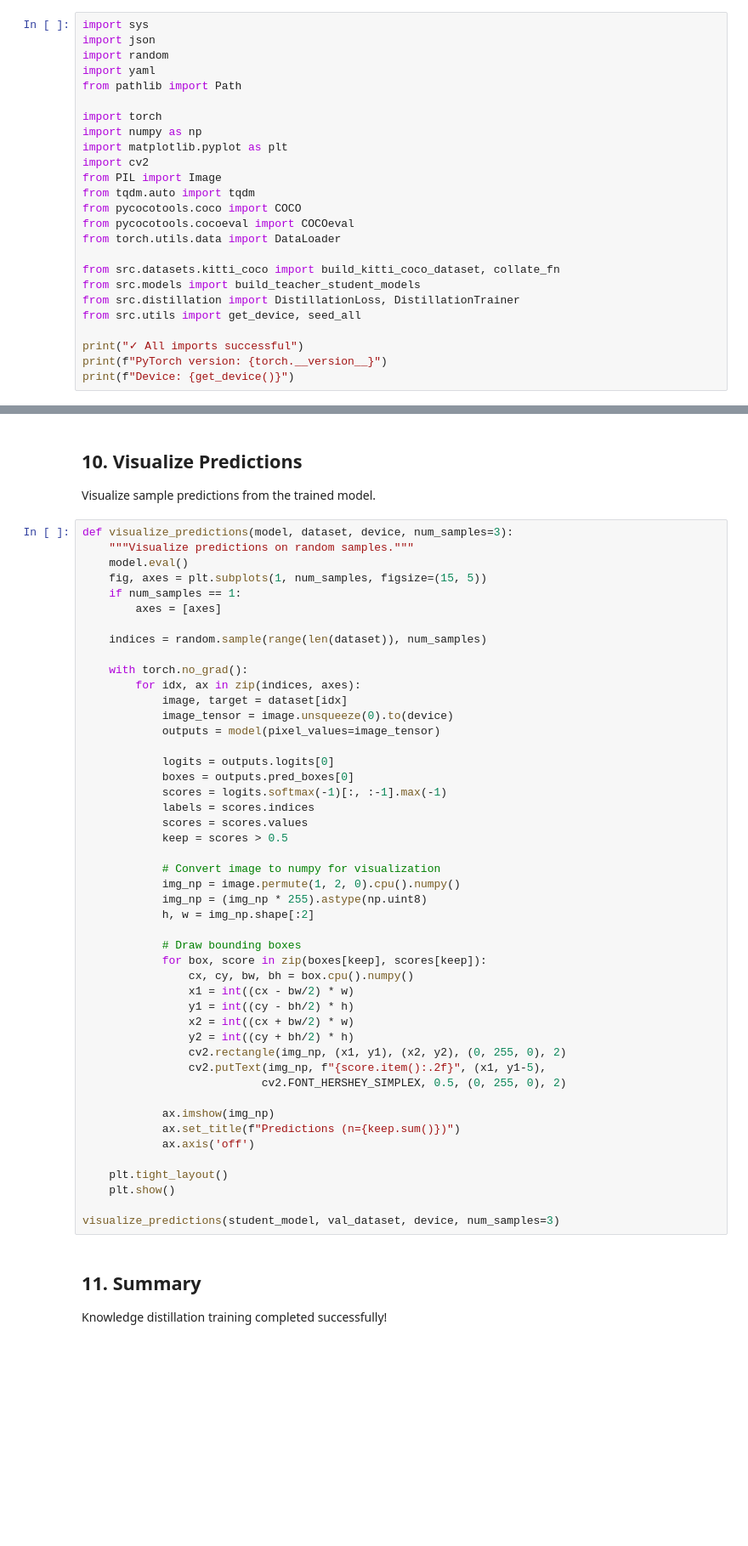
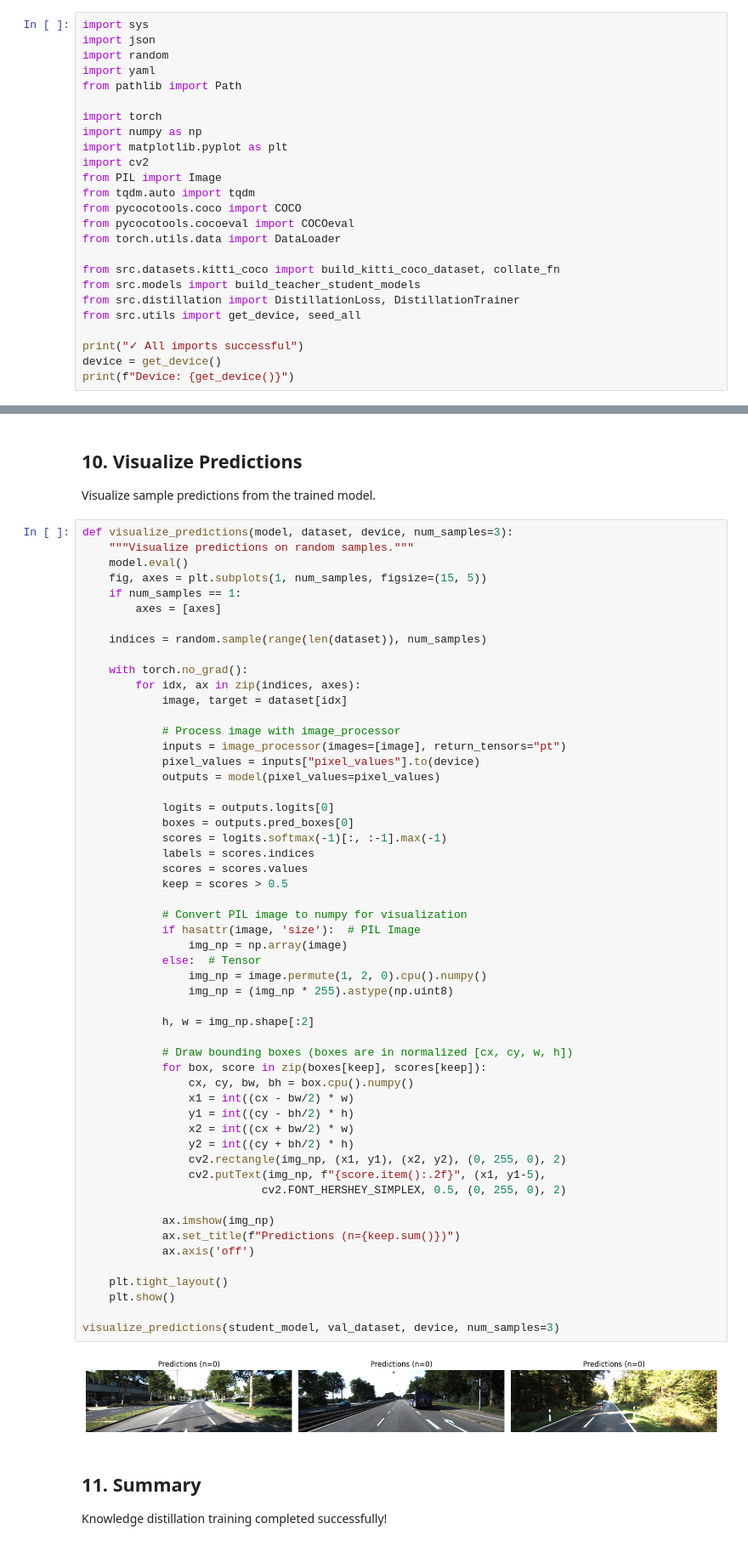
Before and after one commit to HenryNVP/object-detection, a Jupyter notebook: notebooks/distillation.ipynb, the cells around one changed output, grey strips where cells are left out. Shown at 85% size. Drawn from its saved outputs; the diff is of its cells as text; blank space fills up the shorter version.

```diff
--- a/notebooks/distillation.ipynb
+++ b/notebooks/distillation.ipynb
@@ -62,7 +62,7 @@ from src.distillation import DistillationLoss, DistillationTrainer
 from src.utils import get_device, seed_all
 
 print("✓ All imports successful")
-print(f"PyTorch version: {torch.__version__}")
+device = get_device()
 print(f"Device: {get_device()}")
 # %% [output]
 ✓ All imports successful
@@ -307,40 +464,49 @@ def visualize_predictions(model, dataset, device, num_samples=3):
     with torch.no_grad():
         for idx, ax in zip(indices, axes):
             image, target = dataset[idx]
-            image_tensor = image.unsqueeze(0).to(device)
-            outputs = model(pixel_values=image_tensor)
+
+            # Process image with image_processor
+            inputs = image_processor(images=[image], return_tensors="pt")
+            pixel_values = inputs["pixel_values"].to(device)
+            outputs = model(pixel_values=pixel_values)
 
             logits = outputs.logits[0]
             boxes = outputs.pred_boxes[0]
             scores = logits.softmax(-1)[:, :-1].max(-1)
             labels = scores.indices
             scores = scores.values
             keep = scores > 0.5
 
-            # Convert image to numpy for visualization
-            img_np = image.permute(1, 2, 0).cpu().numpy()
-            img_np = (img_np * 255).astype(np.uint8)
+            # Convert PIL image to numpy for visualization
+            if hasattr(image, 'size'):  # PIL Image
+                img_np = np.array(image)
+            else:  # Tensor
+                img_np = image.permute(1, 2, 0).cpu().numpy()
+                img_np = (img_np * 255).astype(np.uint8)
+
             h, w = img_np.shape[:2]
 
-            # Draw bounding boxes
+            # Draw bounding boxes (boxes are in normalized [cx, cy, w, h])
             for box, score in zip(boxes[keep], scores[keep]):
                 cx, cy, bw, bh = box.cpu().numpy()
                 x1 = int((cx - bw/2) * w)
                 y1 = int((cy - bh/2) * h)
                 x2 = int((cx + bw/2) * w)
                 y2 = int((cy + bh/2) * h)
                 cv2.rectangle(img_np, (x1, y1), (x2, y2), (0, 255, 0), 2)
                 cv2.putText(img_np, f"{score.item():.2f}", (x1, y1-5),
                            cv2.FONT_HERSHEY_SIMPLEX, 0.5, (0, 255, 0), 2)
 
             ax.imshow(img_np)
             ax.set_title(f"Predictions (n={keep.sum()})")
             ax.axis('off')
 
     plt.tight_layout()
     plt.show()
 
 visualize_predictions(student_model, val_dataset, device, num_samples=3)
+# %% [output]
+[figure, added]
 # %% [markdown]
 ## 11. Summary
 
```
Also changed, not shown: parts of 8 cells of this notebook.
